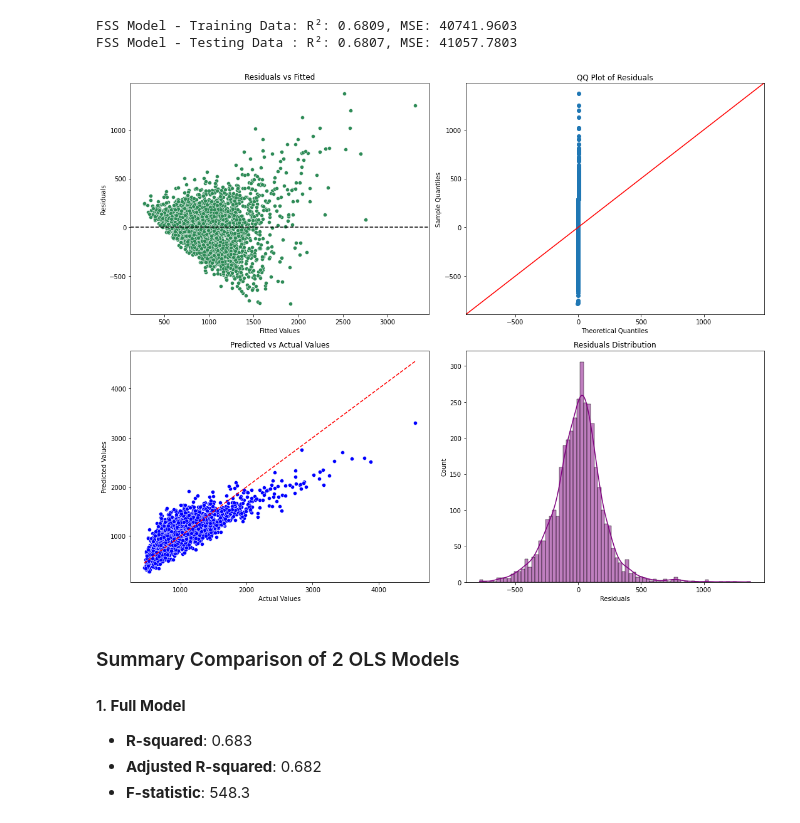
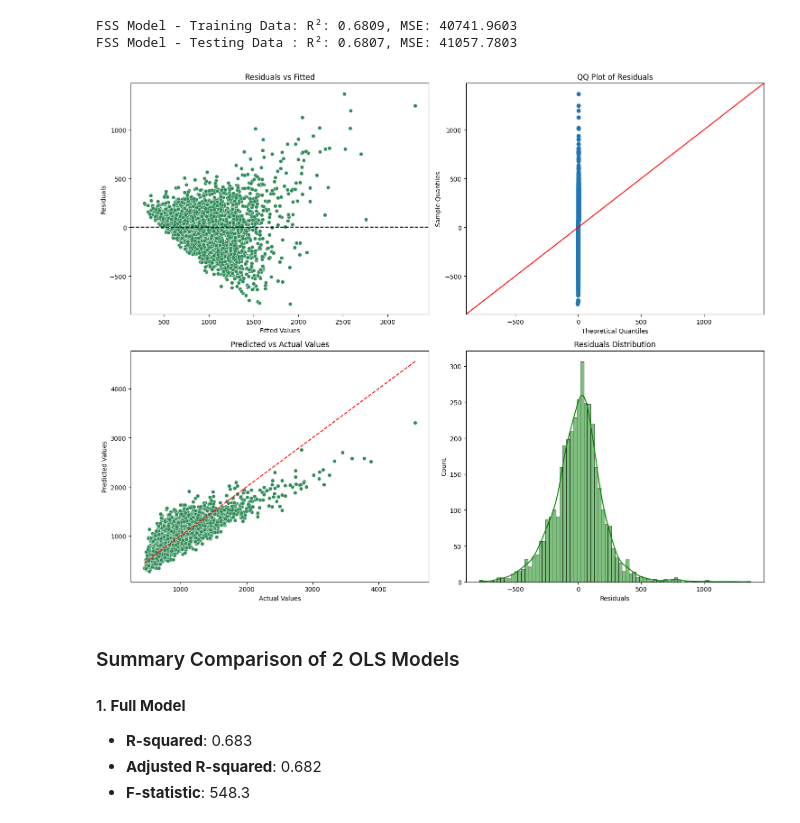
Before and after one commit to TiaanViviers/ShopAlot_analysis, a Jupyter notebook: notebooks/Group22.ipynb, the cells around one changed output. Saved outputs shown, nothing was run; the diff lists cells and outputs as text; code cells hidden in the pictures.

```diff
--- a/notebooks/Group22.ipynb
+++ b/notebooks/Group22.ipynb
@@ -780,6 +781,7 @@ def fss(x, y, significance_lvl=0.05):
     initial_features = x.columns.tolist()
     selected_features = []
     r_squared_values = []
+    feature_names = []
 
     while len(initial_features) > 0:
         pvals = pd.Series(index=initial_features)
@@ -796,19 +798,19 @@ def fss(x, y, significance_lvl=0.05):
             initial_features.remove(best_feature)
 
             r_squared_values.append(model.rsquared)
+            feature_names.append(best_feature)
 
             print(f"Selected {best_feature} with p-value {best_pvalue}")
         else:
-            # No further improvements can be made to the model
             break
 
-    # Plotting R²
-    plt.figure(figsize=(8, 6))
+    # Plotting R² with feature names on x-axis
+    plt.figure(figsize=(10, 6))
     plt.plot(range(1, len(r_squared_values) + 1), r_squared_values, marker='o', color='blue', label='R² Value')
-    plt.title('R² Value vs. Number of Variables Added')
-    plt.xlabel('Number of Variables')
+    plt.title('R² Value vs. Variables Added')
+    plt.xlabel('Selected Features')
     plt.ylabel('R² Value')
-    plt.xticks(range(1, len(r_squared_values) + 1))
+    plt.xticks(range(1, len(r_squared_values) + 1), feature_names, rotation=45, ha='right')  # Set feature names on x-axis
     plt.grid()
     plt.legend()
 
@@ -955,36 +957,36 @@ FSS Model - Testing Data : R²: 0.6807, MSE: 41057.7803
 y_pred = fss_model.predict(sm.add_constant(x_test_fss))
 residuals = y_test - y_pred
 
 # Create a figure with multiple subplots
 fig, axes = plt.subplots(2, 2, figsize=(15, 12))
 
 # Plot 1: Residuals vs. Fitted Values
 sns.scatterplot(x=y_pred, y=residuals, ax=axes[0, 0], color='seagreen')
 axes[0, 0].axhline(0, linestyle='--', color='black')
 axes[0, 0].set_title('Residuals vs Fitted')
 axes[0, 0].set_xlabel('Fitted Values')
 axes[0, 0].set_ylabel('Residuals')
 
 # Plot 2: QQ Plot of residuals
 sm.qqplot(residuals, line='45', ax=axes[0, 1])
 axes[0, 1].set_title('QQ Plot of Residuals')
 
 # Plot 3: Predicted vs Actual Values
-sns.scatterplot(x=y_test, y=y_pred, ax=axes[1, 0], color='blue')
+sns.scatterplot(x=y_test, y=y_pred, ax=axes[1, 0], color='seagreen')
 axes[1, 0].plot([y_test.min(), y_test.max()], [y_test.min(), y_test.max()], '--', color='red')
 axes[1, 0].set_title('Predicted vs Actual Values')
 axes[1, 0].set_xlabel('Actual Values')
 axes[1, 0].set_ylabel('Predicted Values')
 
 # Plot 4: Residual Histogram
-sns.histplot(residuals, kde=True, ax=axes[1, 1], color='purple')
+sns.histplot(residuals, kde=True, ax=axes[1, 1], color='green')
 axes[1, 1].set_title('Residuals Distribution')
 axes[1, 1].set_xlabel('Residuals')
 
 plt.tight_layout()
 plt.show()
 # %% [output]
-[figure, old version]
+[figure, new version]
 # %% [markdown]
 ### Summary Comparison of 2 OLS Models
 
```
Also changed, not shown: parts of 13 cells of this notebook.
